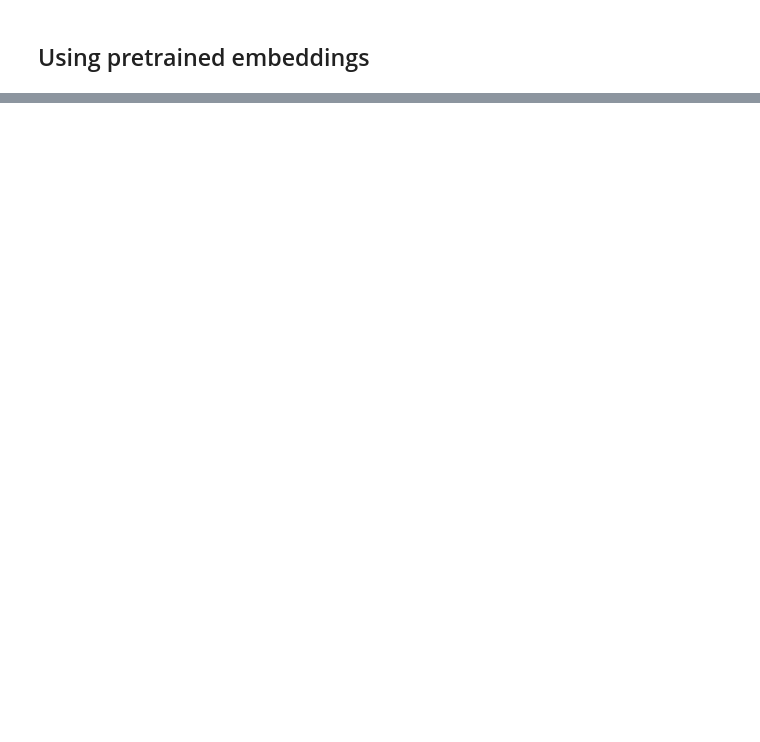
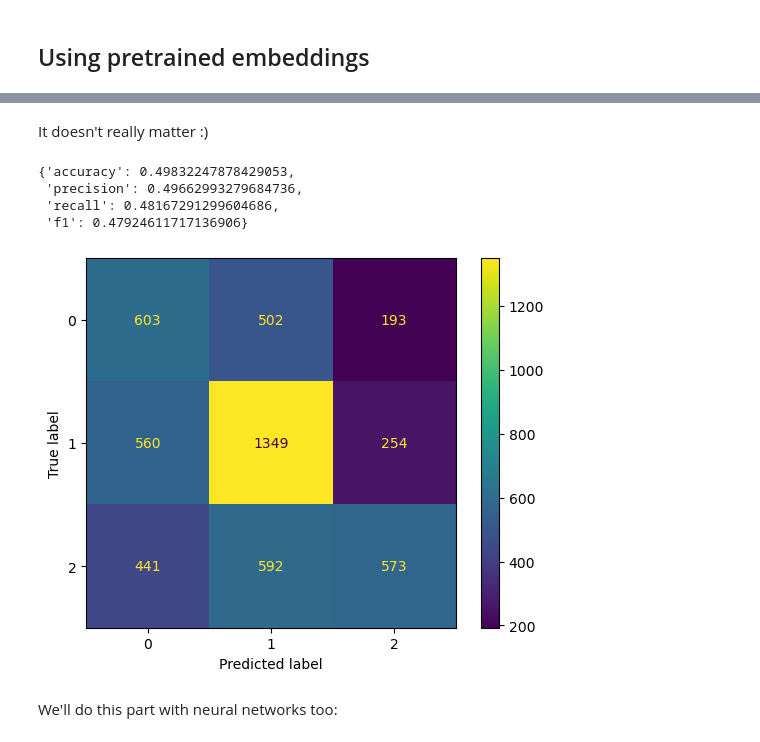
Before and after one commit to Nikelroid/Multi-Modal-Sentiment-Classification, a Jupyter notebook: Phase-2/phase2.ipynb, the cells around one changed output, grey strips where cells are left out. Cells and saved outputs as stored; diff of their text form; code cells hidden in the pictures; blank space fills up the shorter version.

```diff
--- a/Phase-2/phase2.ipynb
+++ b/Phase-2/phase2.ipynb
@@ -666,0 +778,9 @@ eval(test_labels, model.predict(test_sent_embeddings))
+# %%
+def text_embedding(text):
+    idxs = text_to_idxs(text)
+    vecs = [idx2vec[idx] for idx in idxs]
+    weights = tfidf.idf_[idxs]
+    return np.average(vecs, axis=0, weights=weights)
+# %%
+train_text_embeddings = [text_embedding(text) for text in train_sents]
+dev_text_embeddings = [text_embedding(text) for text in dev_sents]
@@ -666,0 +793,18 @@ eval(test_labels, model.predict(test_sent_embeddings))
+# %%
+best_acc = 0
+best_C = None
+best_model = None
+
+for C in [0.01, 0.1, 1, 10, 100]:
+    model = Pipeline([('prep', preprocessing.StandardScaler()), ('lr', LogisticRegression(max_iter=1000, C=C))])
+    model.fit(train_text_embeddings, train_labels)
+    dev_acc = accuracy_score(dev_labels, model.predict(dev_text_embeddings))
+    train_acc = accuracy_score(train_labels, model.predict(train_text_embeddings))
+    print(f'C={C}, train_acc={train_acc}, dev_acc={dev_acc}')
+    if dev_acc > best_acc:
+        best_acc = dev_acc
+        best_C = C
+        best_model = model
+
+print()
+print(f'Best C={best_C}, dev_acc={best_acc}')
@@ -666,0 +819,15 @@ eval(test_labels, model.predict(test_sent_embeddings))
+# %% [markdown]
+It doesn't really matter :)
+# %%
+test_sents = [sent_preprocess(text, remove_stopwords=False, handle_nums=False) for text in test_text]
+test_text_embeddings = [text_embedding(text) for text in test_sents]
+# %%
+eval(test_labels, best_model.predict(test_text_embeddings))
+# %% [output]
+{'accuracy': 0.49832247878429053,
+ 'precision': 0.49662993279684736,
+ 'recall': 0.48167291299604686,
+ 'f1': 0.47924611717136906}
+[figure, added]
+# %% [markdown]
+We'll do this part with neural networks too:
```
Also changed, not shown: parts of 59 cells of this notebook, 1 other file.
